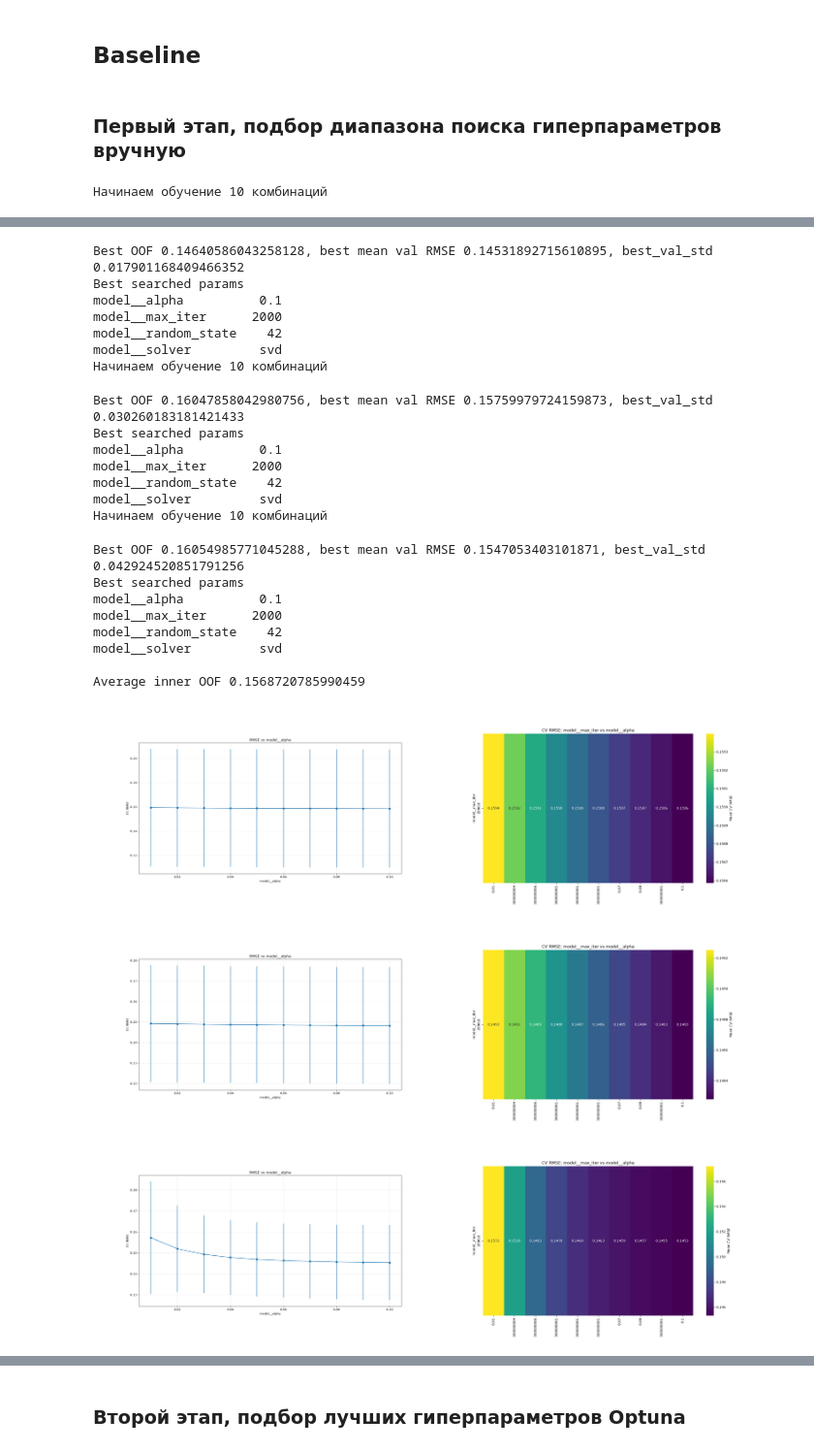
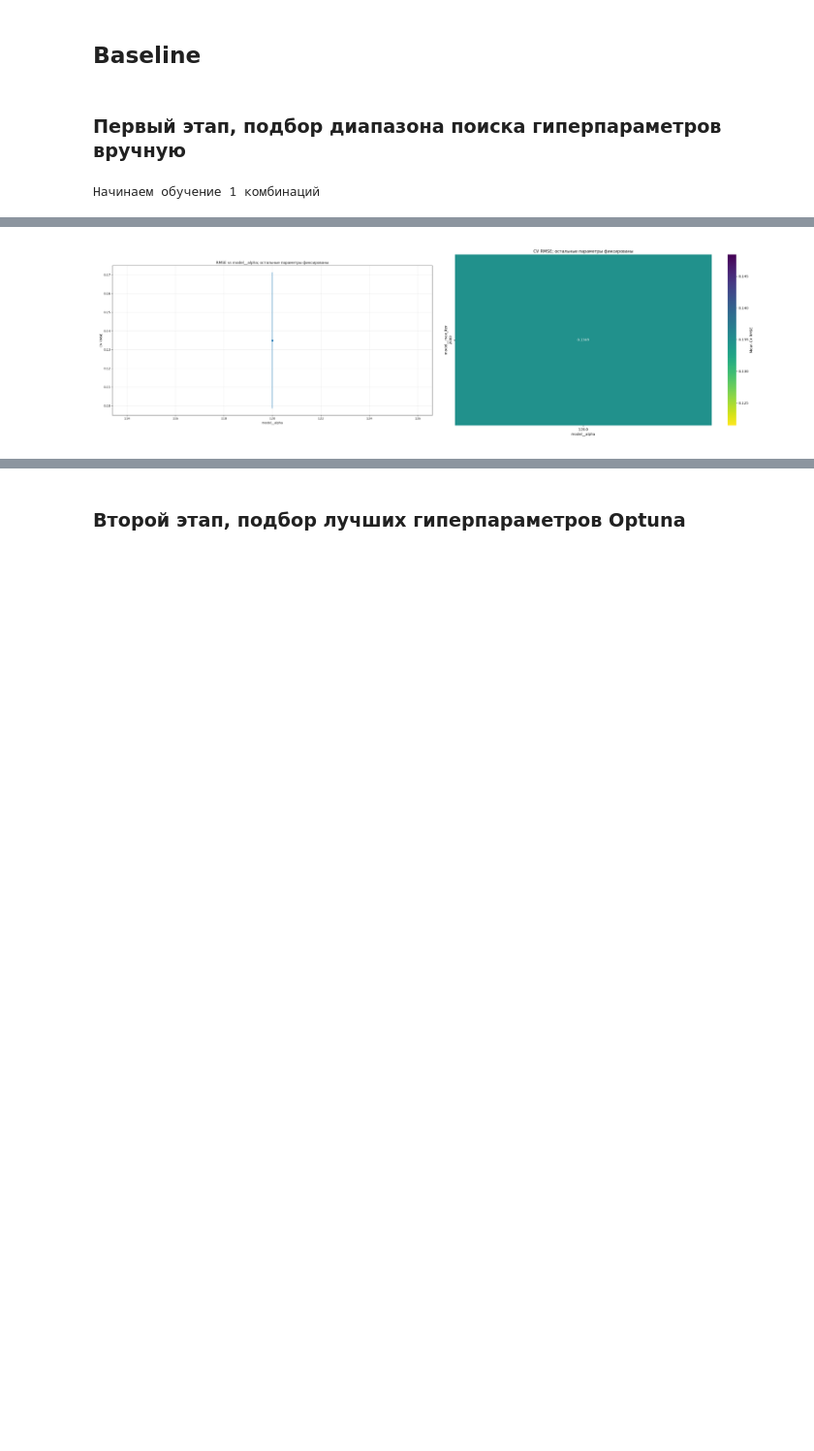
Before and after one commit to 203mishanu07-crypto/House_prices3, a Jupyter notebook: Experiments.ipynb, the cells around one changed output, grey strips where cells are left out. Shown at 97% size. Drawn from its saved outputs; the diff is of its cells as text; code cells hidden in the pictures; blank space fills up the shorter version.

Commit message:
Update results

```diff
--- a/Experiments.ipynb
+++ b/Experiments.ipynb
@@ -208,7 +180,7 @@ ridge_pipeline = {"ridge": {
             ("model", Ridge()),
             ]),
         "parameters": {
-            "model__alpha": np.linspace(0.01,0.1,10),  # np.float64(0.11144234247204798)
+            "model__alpha": [120.0],  # np.float64(0.11144234247204798)
             "model__solver": ["svd"],
             "model__max_iter": [2000],
             "model__random_state": [Config.seed],
@@ -233,29 +205,11 @@ ridge_pipeline = {"ridge": {
 #     'cv_folds':cv_folds
 #     }
 
-all_folds_results = []
-
-for fold_id, (train_idx, val_idx)  in enumerate(tqdm(outer_cv_folds, desc="Outer CV")):
-
-    inner_X_train, inner_X_val = X_train.iloc[train_idx], X_train.iloc[val_idx]
-    inner_y_train, inner_y_val = y_train.iloc[train_idx], y_train.iloc[val_idx]
-
-
-    ridge_results = run_experiment(
-        inner_X_train, inner_y_train,
-        "ridge",
-        ridge_pipeline,
-        logger
-    )
-
-    all_folds_results.append({
-        "fold": fold_id,
-        "val_idx": val_idx.copy(),
-        "results": ridge_results,
-    })
-
-avg_inner_oof_rmse = np.mean([fold['results']['best_value'] for fold in all_folds_results])
-
-print(f"\n\033[31mAverage inner OOF {avg_inner_oof_rmse}\033[0m")
+ridge_results = run_experiment(
+    X_train, y_train,
+    "ridge",
+    ridge_pipeline,
+    logger
+)
 # %% [output]
-Начинаем обучение 10 комбинаций
+Начинаем обучение 1 комбинаций
@@ -276,25 +222 @@ model__solver         svd
-Best OOF 0.14640586043258128, best mean val RMSE 0.14531892715610895, best_val_std 0.017901168409466352
-Best searched params
-model__alpha          0.1
-model__max_iter      2000
-model__random_state    42
-model__solver         svd
-Начинаем обучение 10 комбинаций
-Best OOF 0.16047858042980756, best mean val RMSE 0.15759979724159873, best_val_std 0.030260183181421433
-Best searched params
-model__alpha          0.1
-model__max_iter      2000
-model__random_state    42
-model__solver         svd
-Начинаем обучение 10 комбинаций
-Best OOF 0.16054985771045288, best mean val RMSE 0.1547053403101871, best_val_std 0.042924520851791256
-Best searched params
-model__alpha          0.1
-model__max_iter      2000
-model__random_state    42
-model__solver         svd
-
-Average inner OOF 0.1568720785990459
-[figure, old version]
+[figure, new version]
-[figure, removed]
-[figure, removed]
```
Also changed, not shown: parts of 37 cells of this notebook, 57 other files.
